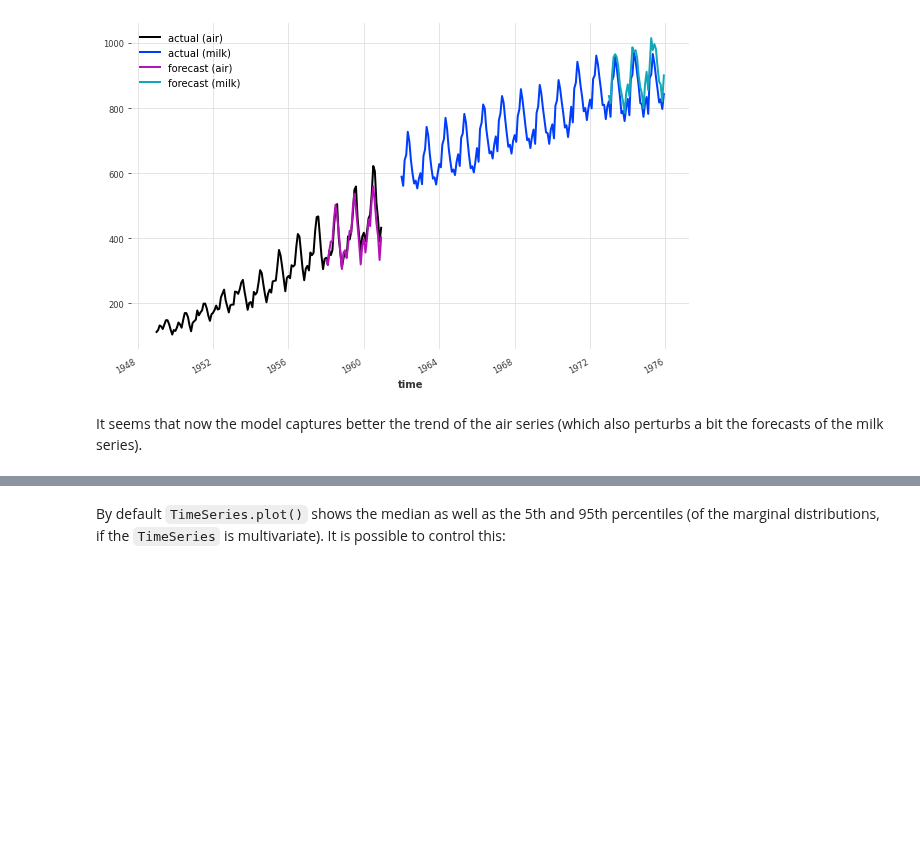
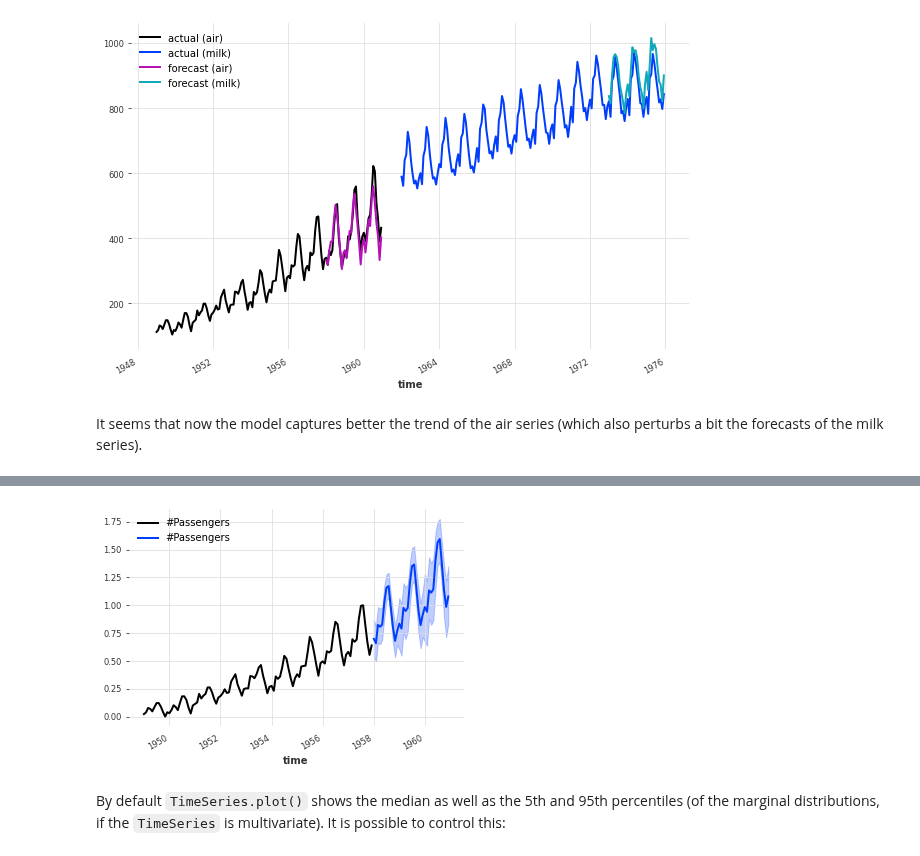
Before and after one commit to unit8co/darts, a Jupyter notebook: examples/00-quickstart.ipynb, the cells around one changed output, grey strips where cells are left out. Cells and saved outputs as stored; diff of their text form; code cells hidden in the pictures; blank space fills up the shorter version.

```diff
--- a/examples/00-quickstart.ipynb
+++ b/examples/00-quickstart.ipynb
@@ -580,0 +624,7 @@ plt.show()
+# %%
+model = TCNModel(input_chunk_length=24,
+                 output_chunk_length=12,
+                 random_state=42,
+                 likelihood=LaplaceLikelihood(prior_b=.1))
+
+model.fit(train_air_scaled, epochs=400, verbose=True)
@@ -581,3 +642,10 @@ plt.show()
+# %%
+pred = model.predict(n=36, num_samples=500)
+
+train_air_scaled.plot()
+pred.plot()
+# %% [output]
+[figure, added]
 # %% [markdown]
 By default `TimeSeries.plot()` shows the median as well as the 5th and 95th percentiles (of the marginal distributions, if the `TimeSeries` is multivariate). It is possible to control this:
 # %%
```
Also changed, not shown: parts of 13 cells of this notebook.
